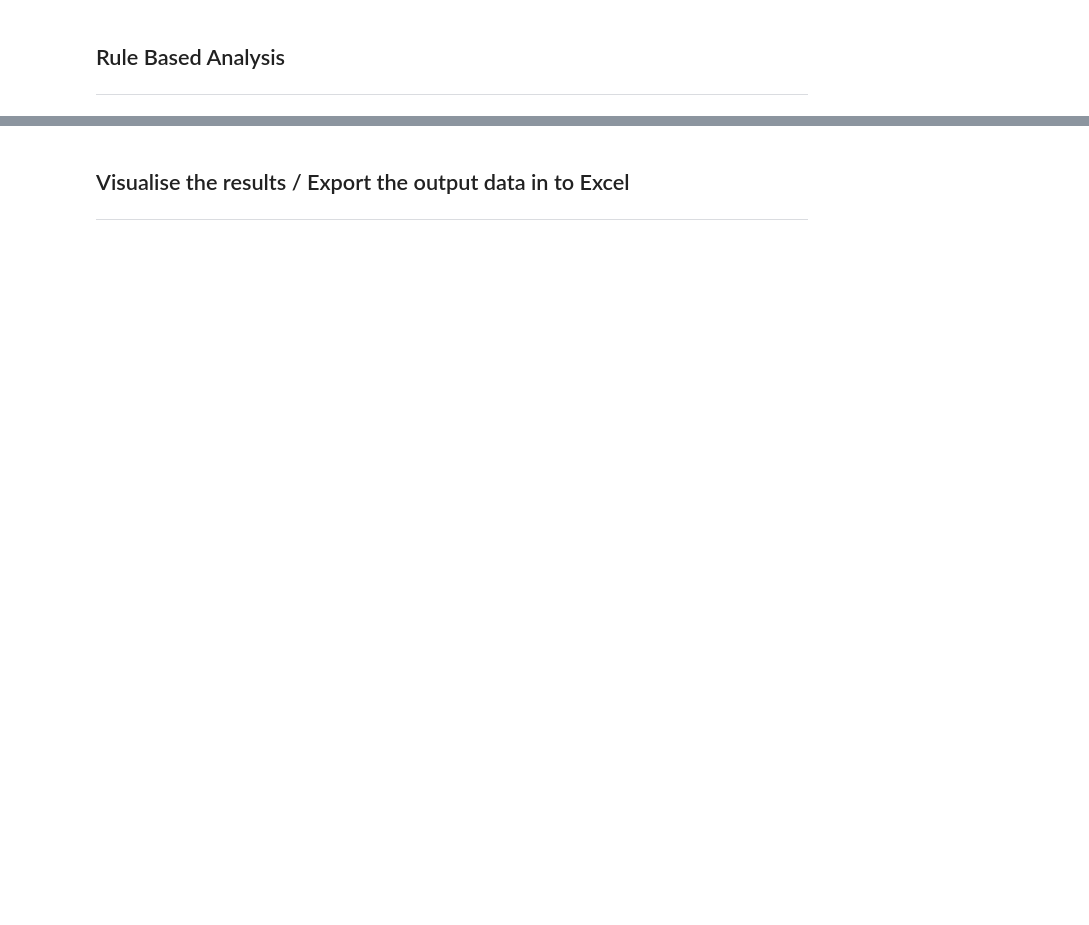
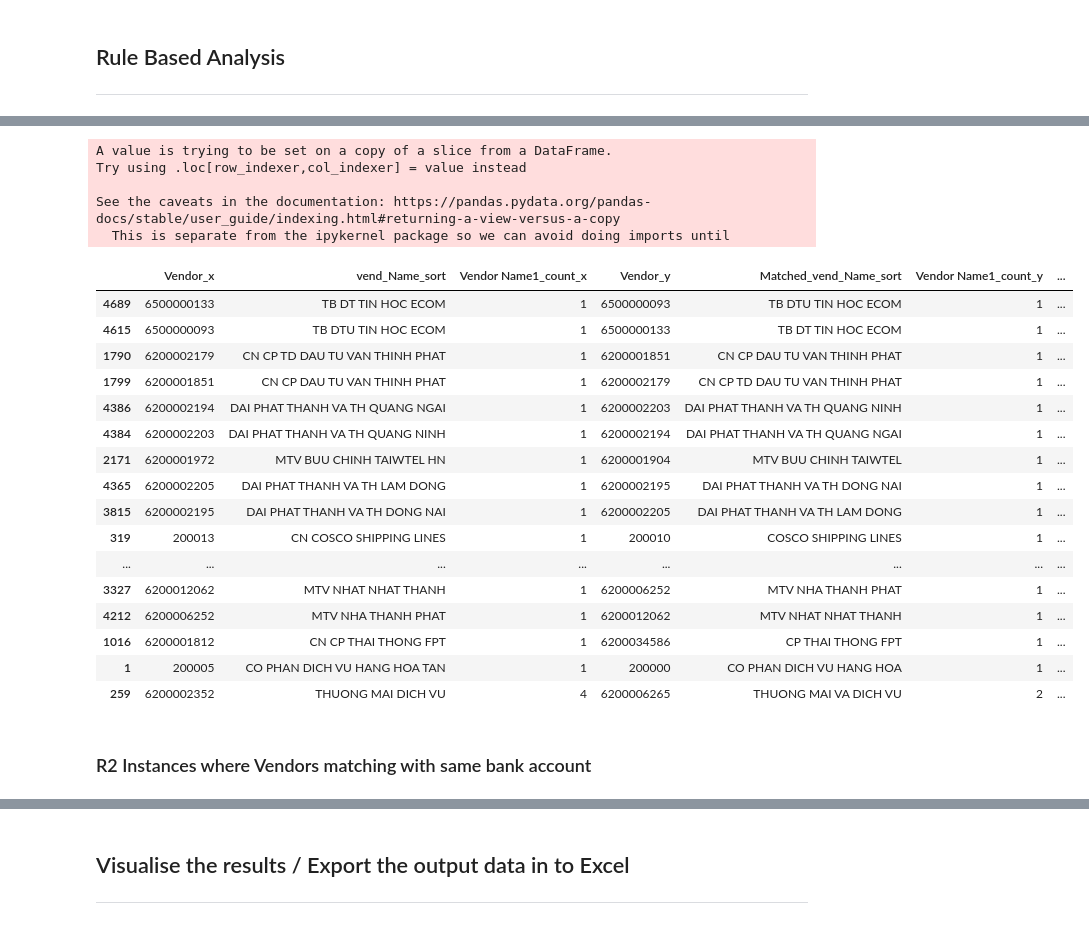
Before and after one commit to fidslk/FDA_test, a Jupyter notebook: CIMA_FDA_Session_June_v01.ipynb, the cells around one changed output, grey strips where cells are left out. Drawn from its saved outputs; the diff is of its cells as text; code cells hidden in the pictures; blank space fills up the shorter version.

```diff
--- a/CIMA_FDA_Session_June_v01.ipynb
+++ b/CIMA_FDA_Session_June_v01.ipynb
@@ -69,2 +95,0 @@ Payment_Data = pd.read_excel(r'C:\Users\Kelum desktop PC\Downloads\Case_one_Data
-# %%
-Supplier_master = pd.read_excel(r'C:\Users\Kelum desktop PC\Downloads\Case_one_Dataset.xlsx', sheet_name = 'Supplier_master', skiprows=0 ) #,dtype={ "Vendor":'str'}
@@ -138,0 +328,69 @@ What is Data Mapping?
+# %%
+Supplier_master_R1 = Supplier_master[["Vendor","Vendor Name1"]]
+
+Supplier_master_R1["Vendor Name1_count"] = Supplier_master_R1.groupby(["Vendor Name1"])["Vendor Name1"].transform('count')
+
+unique_vend = Supplier_master_R1["Vendor Name1"].unique().tolist()
+
+
+score_sort = [(x,) + i
+             for x in unique_vend
+             for i in process.extract(x, unique_vend, scorer=fuzz.token_sort_ratio)]
+
+#Create dataframe from the tuples
+similarity_vend_sort = pd.DataFrame(score_sort, columns=['vend_Name_sort','Matched_vend_Name_sort','score_sort'])
+
+
+
+Supplier_master_R1_a = Supplier_master_R1.drop_duplicates(["Vendor Name1"], keep='first')
+
+similarity_vend_sort1 = similarity_vend_sort.merge(Supplier_master_R1_a,left_on=['vend_Name_sort'], right_on=['Vendor Name1'], how='outer',indicator= 'True')
+similarity_vend_sort1["True"].value_counts(dropna=False)
+del similarity_vend_sort1["True"], similarity_vend_sort1["Vendor Name1"]
+
+similarity_vend_sort1.insert(0, 'Vendor', similarity_vend_sort1.pop('Vendor'))
+similarity_vend_sort1.insert(2, 'Vendor Name1_count', similarity_vend_sort1.pop('Vendor Name1_count'))
+
+similarity_vend_sort2 = similarity_vend_sort1.merge(Supplier_master_R1_a,left_on=['Matched_vend_Name_sort'], right_on=['Vendor Name1'], how='outer',indicator= 'True')
+similarity_vend_sort2["True"].value_counts(dropna=False)
+
+del similarity_vend_sort2["True"], similarity_vend_sort2["Vendor Name1"]
+similarity_vend_sort2.insert(3, 'Vendor_y', similarity_vend_sort2.pop('Vendor_y'))
+similarity_vend_sort2.insert(5, 'Vendor Name1_count_y', similarity_vend_sort2.pop('Vendor Name1_count_y'))
+
+similarity_vend_sort3 = similarity_vend_sort2.loc[(((similarity_vend_sort2['Vendor_x'] != similarity_vend_sort2['Vendor_y']) & (similarity_vend_sort2['Vendor Name1_count_x']==1)) & (similarity_vend_sort2['score_sort'] >= 90) & (similarity_vend_sort2['vend_Name_sort'] != "N/A" ) |((similarity_vend_sort2['vend_Name_sort'] != "N/A" ) & (similarity_vend_sort2['Vendor Name1_count_x'] !=1) & (similarity_vend_sort2['Vendor_x'] != similarity_vend_sort2['Vendor_y']))) ].copy()
+similarity_vend_sort3 = similarity_vend_sort3.sort_values(by=['score_sort'], ascending=False)
+# %% [output]
+A value is trying to be set on a copy of a slice from a DataFrame.
+Try using .loc[row_indexer,col_indexer] = value instead
+
+See the caveats in the documentation: https://pandas.pydata.org/pandas-docs/stable/user_guide/indexing.html#returning-a-view-versus-a-copy
+  This is separate from the ipykernel package so we can avoid doing imports until
+# %%
+len(unique_vend)
+score_sort
+similarity_vend_sort.head(20)
+similarity_vend_sort1.head()
+similarity_vend_sort2.head()
+similarity_vend_sort3.head(20)
+#similarity_vend_sort3.shape
+# %% [output]
+|  | Vendor_x | vend_Name_sort | Vendor Name1_count_x | Vendor_y | Matched_vend_Name_sort | Vendor Name1_count_y | ... |
+| 4689 | 6500000133 | TB DT TIN HOC ECOM | 1 | 6500000093 | TB DTU TIN HOC ECOM | 1 | ... |
+| 4615 | 6500000093 | TB DTU TIN HOC ECOM | 1 | 6500000133 | TB DT TIN HOC ECOM | 1 | ... |
+| 1790 | 6200002179 | CN CP TD DAU TU VAN THINH PHAT | 1 | 6200001851 | CN CP DAU TU VAN THINH PHAT | 1 | ... |
+| 1799 | 6200001851 | CN CP DAU TU VAN THINH PHAT | 1 | 6200002179 | CN CP TD DAU TU VAN THINH PHAT | 1 | ... |
+| 4386 | 6200002194 | DAI PHAT THANH VA TH QUANG NGAI | 1 | 6200002203 | DAI PHAT THANH VA TH QUANG NINH | 1 | ... |
+| 4384 | 6200002203 | DAI PHAT THANH VA TH QUANG NINH | 1 | 6200002194 | DAI PHAT THANH VA TH QUANG NGAI | 1 | ... |
+| 2171 | 6200001972 | MTV BUU CHINH TAIWTEL HN | 1 | 6200001904 | MTV BUU CHINH TAIWTEL | 1 | ... |
+| 4365 | 6200002205 | DAI PHAT THANH VA TH LAM DONG | 1 | 6200002195 | DAI PHAT THANH VA TH DONG NAI | 1 | ... |
+| 3815 | 6200002195 | DAI PHAT THANH VA TH DONG NAI | 1 | 6200002205 | DAI PHAT THANH VA TH LAM DONG | 1 | ... |
+| 319 | 200013 | CN COSCO SHIPPING LINES | 1 | 200010 | COSCO SHIPPING LINES | 1 | ... |
+| ... | ... | ... | ... | ... | ... | ... | ... |
+| 3327 | 6200012062 | MTV NHAT NHAT THANH | 1 | 6200006252 | MTV NHA THANH PHAT | 1 | ... |
+| 4212 | 6200006252 | MTV NHA THANH PHAT | 1 | 6200012062 | MTV NHAT NHAT THANH | 1 | ... |
+| 1016 | 6200001812 | CN CP THAI THONG FPT | 1 | 6200034586 | CP THAI THONG FPT | 1 | ... |
+| 1 | 200005 | CO PHAN DICH VU HANG HOA TAN | 1 | 200000 | CO PHAN DICH VU HANG HOA | 1 | ... |
+| 259 | 6200002352 | THUONG MAI DICH VU | 4 | 6200006265 | THUONG MAI VA DICH VU | 2 | ... |
+# %% [markdown]
+### R2 Instances where Vendors matching with same bank account
```
Also changed, not shown: parts of 63 cells of this notebook.
